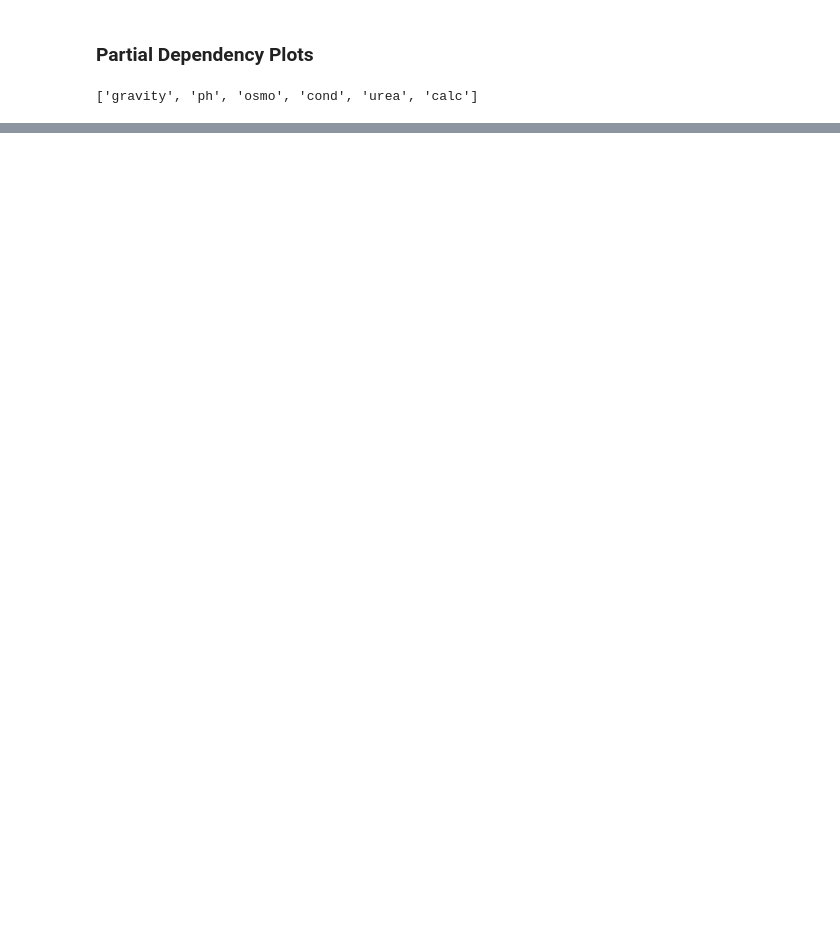
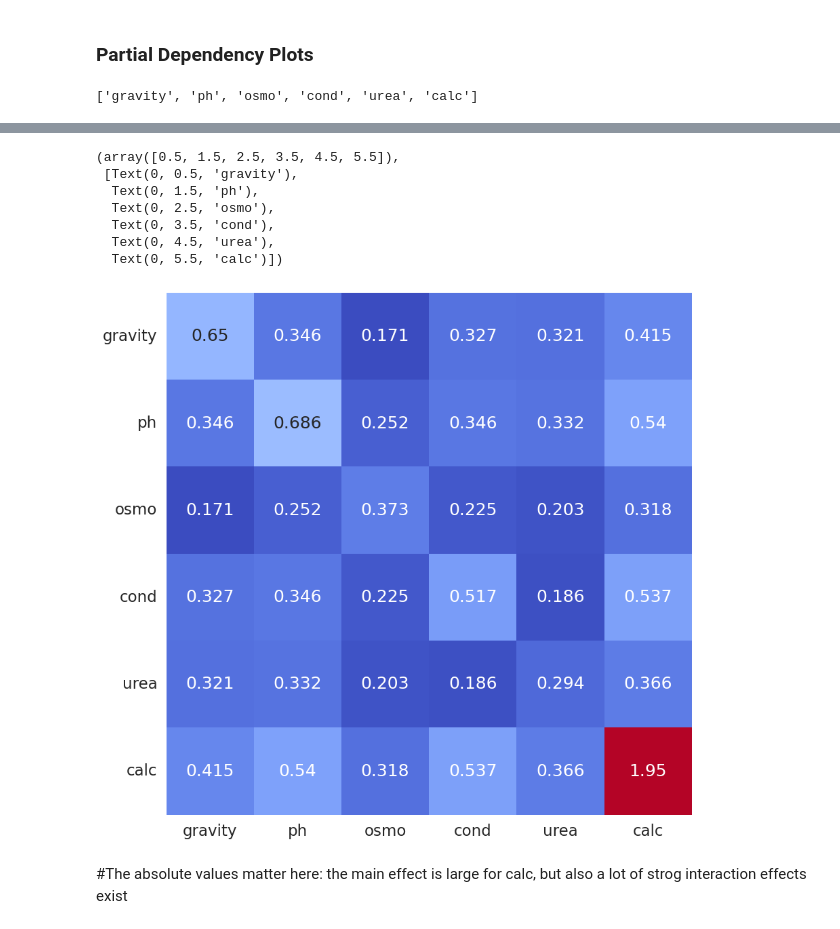
Before and after one commit to SilverSurferClash/ML_Best_Practices, a Jupyter notebook: bestprac-eda.ipynb, the cells around one changed output, grey strips where cells are left out. Saved outputs shown, nothing was run; the diff lists cells and outputs as text; code cells hidden in the pictures; blank space fills up the shorter version.

```diff
--- a/bestprac-eda.ipynb
+++ b/bestprac-eda.ipynb
@@ -355,0 +423,4 @@ partial_independent(train_bin, original_features)
+# %%
+#Get SHAP interaction values
+explainer = shap.TreeExplainer(model)
+shap_interaction = explainer.shap_interaction_values(X_train)
@@ -355,0 +442,24 @@ partial_independent(train_bin, original_features)
+# %%
+# Get absolute mean of matrices
+mean_shap = np.abs(shap_interaction).mean(0)
+df = pd.DataFrame(mean_shap,index=X_train.columns,columns=X_train.columns)
+
+# times off diagonal by 2
+df.where(df.values == np.diagonal(df),df.values*2,inplace=True)
+
+# display
+plt.figure(figsize=(10, 10), facecolor='w', edgecolor='k')
+sns.set(font_scale=1.5)
+sns.heatmap(df,cmap='coolwarm',annot=True,fmt='.3g',cbar=False)
+plt.yticks(rotation=0)
+# %% [output]
+(array([0.5, 1.5, 2.5, 3.5, 4.5, 5.5]),
+ [Text(0, 0.5, 'gravity'),
+  Text(0, 1.5, 'ph'),
+  Text(0, 2.5, 'osmo'),
+  Text(0, 3.5, 'cond'),
+  Text(0, 4.5, 'urea'),
+  Text(0, 5.5, 'calc')])
+[figure, added]
+# %% [markdown]
+#The absolute values matter here: the main effect is large for calc, but also a lot of strog interaction effects exist
```
Also changed, not shown: parts of 17 cells of this notebook.
